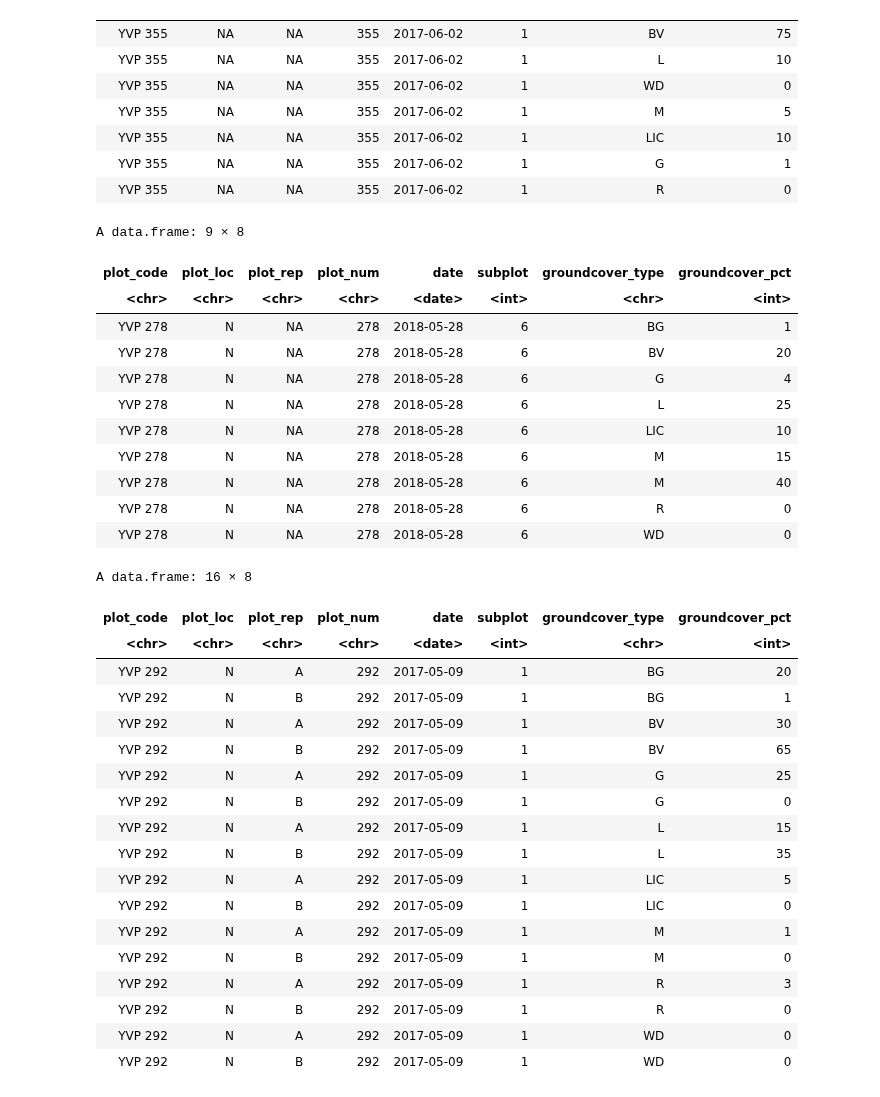
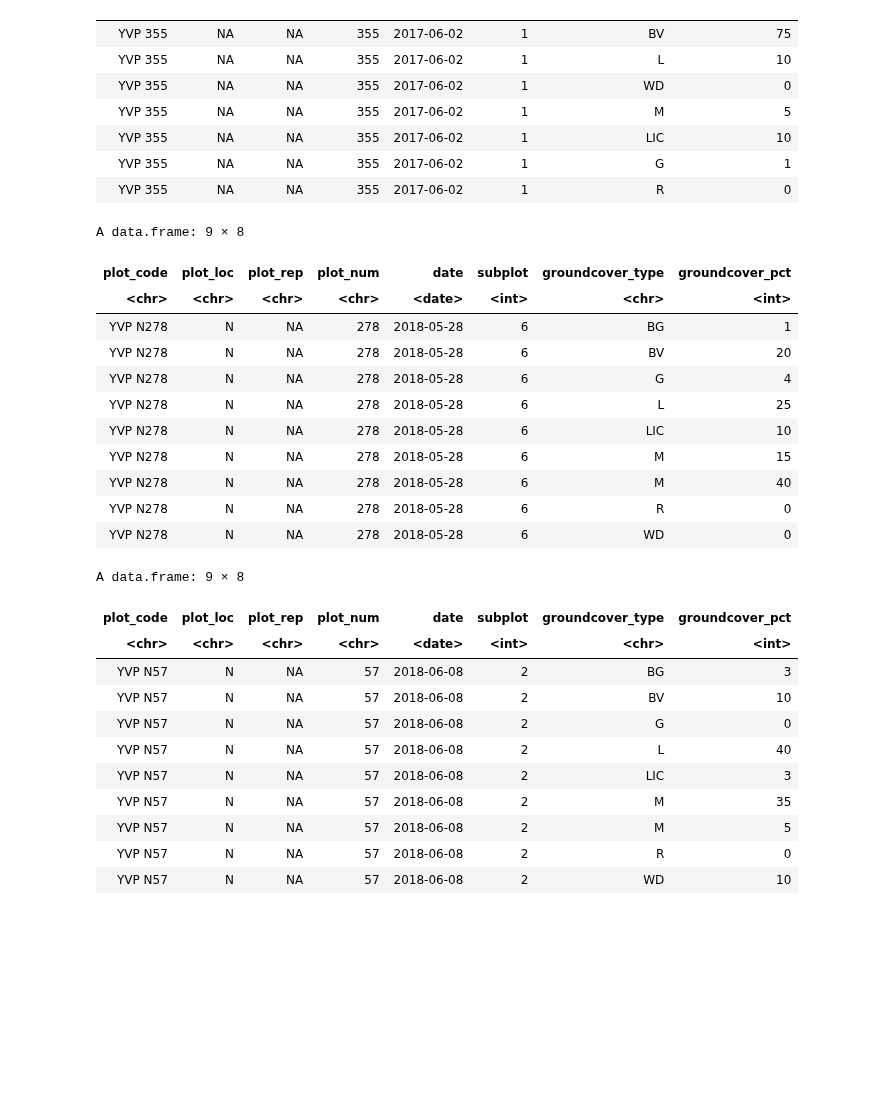
Before and after one commit to samsoe/mpg_notebooks, a Jupyter notebook: YVP_Ground_Cover_Data_Wrangle.ipynb, the cells around one changed output. Saved outputs shown, nothing was run; the diff lists cells and outputs as text; code cells hidden in the pictures; blank space fills up the shorter version.

```diff
--- a/YVP_Ground_Cover_Data_Wrangle.ipynb
+++ b/YVP_Ground_Cover_Data_Wrangle.ipynb
@@ -52,8 +52,8 @@ df$plot_code <- as.character(df$plot_code)
 df <- df %>%
   mutate(plot_loc = ifelse(str_detect(plot_code, "N"), "N", NA))
 # %%
-# strip "N" from 'plot_code' if present
-df$plot_code <- str_remove(df$plot_code, "N")
+# # strip "N" from 'plot_code' if present
+# df$plot_code <- str_remove(df$plot_code, "N")
 # %%
 # reorder columns
 df <- df[, c(1,6,2,3,4,5)]
@@ -66,8 +66,8 @@ df <- df %>%
                               str_detect(plot_code, "B")~"B",
                               str_detect(plot_code, "C")~"C"))
 # %%
-# strip "A", "B", "C" from plot_code
-df$plot_code <- str_remove(df$plot_code, "[ABC]")
+# # strip "A", "B", "C" from plot_code
+# df$plot_code <- str_remove(df$plot_code, "[ABC]")
 # %%
 # reorder columns
 df <- df[,c(1,2,7,3,4,5,6)]
@@ -198,49 +192,47 @@ A data.frame: 7 × 8
 | YVP 355 | NA | NA | 355 | 2017-06-02 | 1 | G | 1 |
 | YVP 355 | NA | NA | 355 | 2017-06-02 | 1 | R | 0 |
 # %%
+# 2018	YVP N278	6
 # example of one extra 'groundcover_type'
 df %>%
   filter(as.numeric(substring(date,0,4)) == 2018,
-          plot_code == 'YVP 278',
+          plot_code == 'YVP N278',
           subplot == 6) %>%
   arrange(groundcover_type)
+
+# remove row YVP N278	N	NA	278	2018-05-28	6	M	15
 # %% [output]
 A data.frame: 9 × 8
 | plot_code | plot_loc | plot_rep | plot_num | date | subplot | groundcover_type | groundcover_pct |
 | <chr> | <chr> | <chr> | <chr> | <date> | <int> | <chr> | <int> |
-| YVP 278 | N | NA | 278 | 2018-05-28 | 6 | BG | 1 |
-| YVP 278 | N | NA | 278 | 2018-05-28 | 6 | BV | 20 |
-| YVP 278 | N | NA | 278 | 2018-05-28 | 6 | G | 4 |
-| YVP 278 | N | NA | 278 | 2018-05-28 | 6 | L | 25 |
-| YVP 278 | N | NA | 278 | 2018-05-28 | 6 | LIC | 10 |
-| YVP 278 | N | NA | 278 | 2018-05-28 | 6 | M | 15 |
-| YVP 278 | N | NA | 278 | 2018-05-28 | 6 | M | 40 |
-| YVP 278 | N | NA | 278 | 2018-05-28 | 6 | R | 0 |
-| YVP 278 | N | NA | 278 | 2018-05-28 | 6 | WD | 0 |
+| YVP N278 | N | NA | 278 | 2018-05-28 | 6 | BG | 1 |
+| YVP N278 | N | NA | 278 | 2018-05-28 | 6 | BV | 20 |
+| YVP N278 | N | NA | 278 | 2018-05-28 | 6 | G | 4 |
+| YVP N278 | N | NA | 278 | 2018-05-28 | 6 | L | 25 |
+| YVP N278 | N | NA | 278 | 2018-05-28 | 6 | LIC | 10 |
+| YVP N278 | N | NA | 278 | 2018-05-28 | 6 | M | 15 |
+| YVP N278 | N | NA | 278 | 2018-05-28 | 6 | M | 40 |
+| YVP N278 | N | NA | 278 | 2018-05-28 | 6 | R | 0 |
+| YVP N278 | N | NA | 278 | 2018-05-28 | 6 | WD | 0 |
 # %%
-# 2017	YVP 292	1
+# 2018	YVP N57	2
 df %>%
-  filter(as.numeric(substring(date,0,4)) == 2017,
-          plot_code == 'YVP 292',
-          subplot == 1) %>%
+  filter(as.numeric(substring(date,0,4)) == 2018,
+          plot_code == 'YVP N57',
+          subplot == 2) %>%
   arrange(groundcover_type)
+
+# remove row YVP N57	N	NA	57	2018-06-08	2	M	5
 # %% [output]
-A data.frame: 16 × 8
+A data.frame: 9 × 8
 | plot_code | plot_loc | plot_rep | plot_num | date | subplot | groundcover_type | groundcover_pct |
 | <chr> | <chr> | <chr> | <chr> | <date> | <int> | <chr> | <int> |
-| YVP 292 | N | A | 292 | 2017-05-09 | 1 | BG | 20 |
-| YVP 292 | N | B | 292 | 2017-05-09 | 1 | BG | 1 |
-| YVP 292 | N | A | 292 | 2017-05-09 | 1 | BV | 30 |
-| YVP 292 | N | B | 292 | 2017-05-09 | 1 | BV | 65 |
-| YVP 292 | N | A | 292 | 2017-05-09 | 1 | G | 25 |
-| YVP 292 | N | B | 292 | 2017-05-09 | 1 | G | 0 |
-| YVP 292 | N | A | 292 | 2017-05-09 | 1 | L | 15 |
-| YVP 292 | N | B | 292 | 2017-05-09 | 1 | L | 35 |
-| YVP 292 | N | A | 292 | 2017-05-09 | 1 | LIC | 5 |
-| YVP 292 | N | B | 292 | 2017-05-09 | 1 | LIC | 0 |
-| YVP 292 | N | A | 292 | 2017-05-09 | 1 | M | 1 |
-| YVP 292 | N | B | 292 | 2017-05-09 | 1 | M | 0 |
-| YVP 292 | N | A | 292 | 2017-05-09 | 1 | R | 3 |
-| YVP 292 | N | B | 292 | 2017-05-09 | 1 | R | 0 |
-| YVP 292 | N | A | 292 | 2017-05-09 | 1 | WD | 0 |
-| YVP 292 | N | B | 292 | 2017-05-09 | 1 | WD | 0 |
+| YVP N57 | N | NA | 57 | 2018-06-08 | 2 | BG | 3 |
+| YVP N57 | N | NA | 57 | 2018-06-08 | 2 | BV | 10 |
+| YVP N57 | N | NA | 57 | 2018-06-08 | 2 | G | 0 |
+| YVP N57 | N | NA | 57 | 2018-06-08 | 2 | L | 40 |
+| YVP N57 | N | NA | 57 | 2018-06-08 | 2 | LIC | 3 |
+| YVP N57 | N | NA | 57 | 2018-06-08 | 2 | M | 35 |
+| YVP N57 | N | NA | 57 | 2018-06-08 | 2 | M | 5 |
+| YVP N57 | N | NA | 57 | 2018-06-08 | 2 | R | 0 |
+| YVP N57 | N | NA | 57 | 2018-06-08 | 2 | WD | 10 |
```
Also changed, not shown: parts of 3 cells of this notebook.
